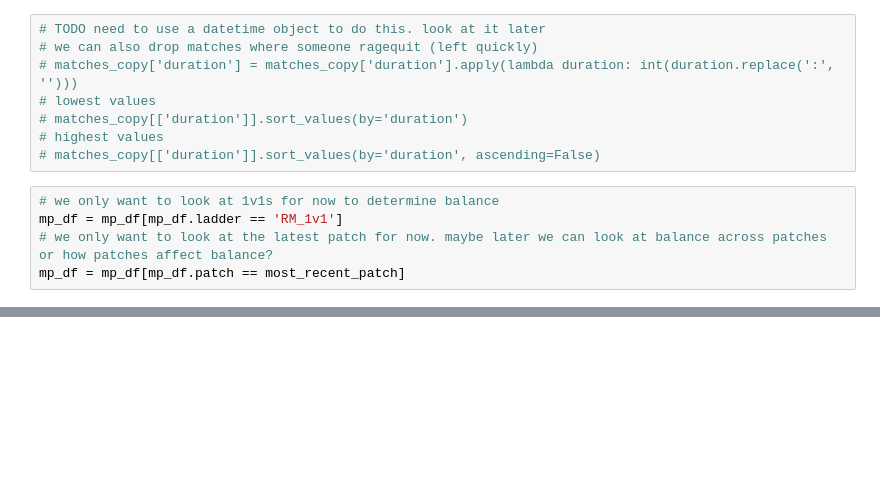
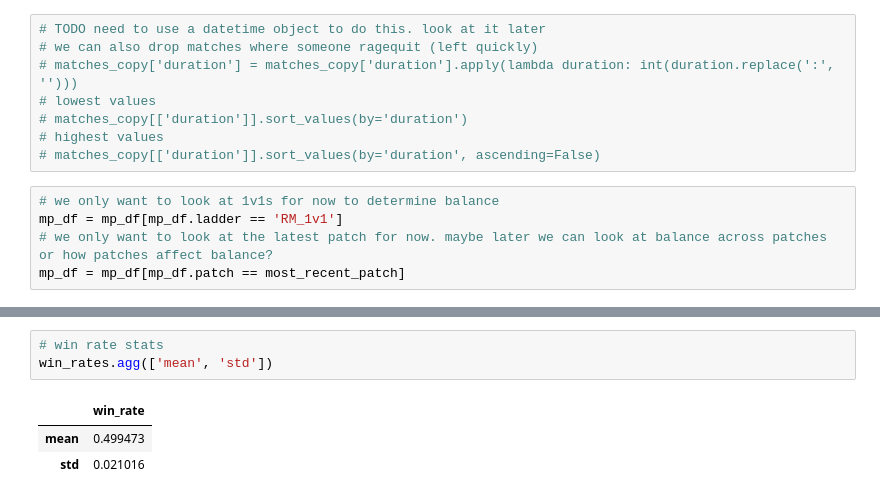
Before and after one commit to rishigoutam/aoe2, a Jupyter notebook: test_data.ipynb, the cells around one changed output, grey strips where cells are left out. Saved outputs shown, nothing was run; the diff lists cells and outputs as text; blank space fills up the shorter version.

```diff
--- a/test_data.ipynb
+++ b/test_data.ipynb
@@ -176,0 +187,7 @@ plt.show()
+# %%
+# win rate stats
+win_rates.agg(['mean', 'std'])
+# %% [output]
+|  | win_rate |
+| mean | 0.499473 |
+| std | 0.021016 |
```
Also changed, not shown: parts of 3 cells of this notebook.
